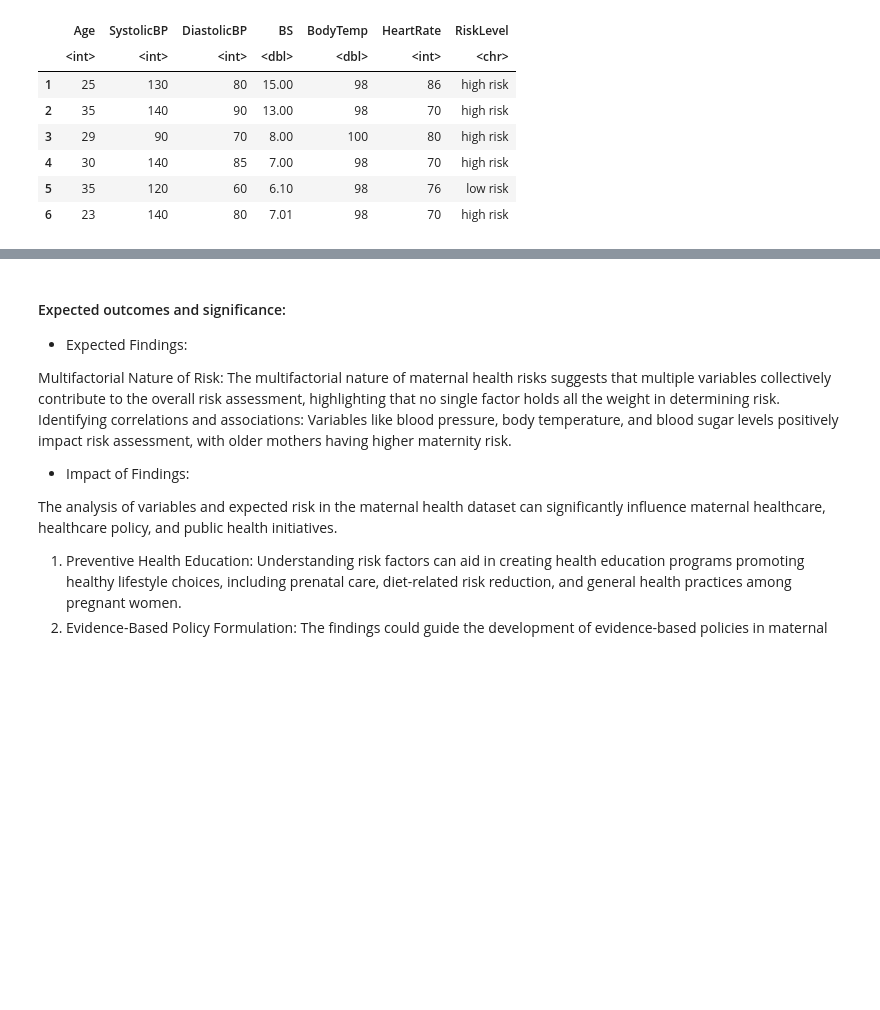
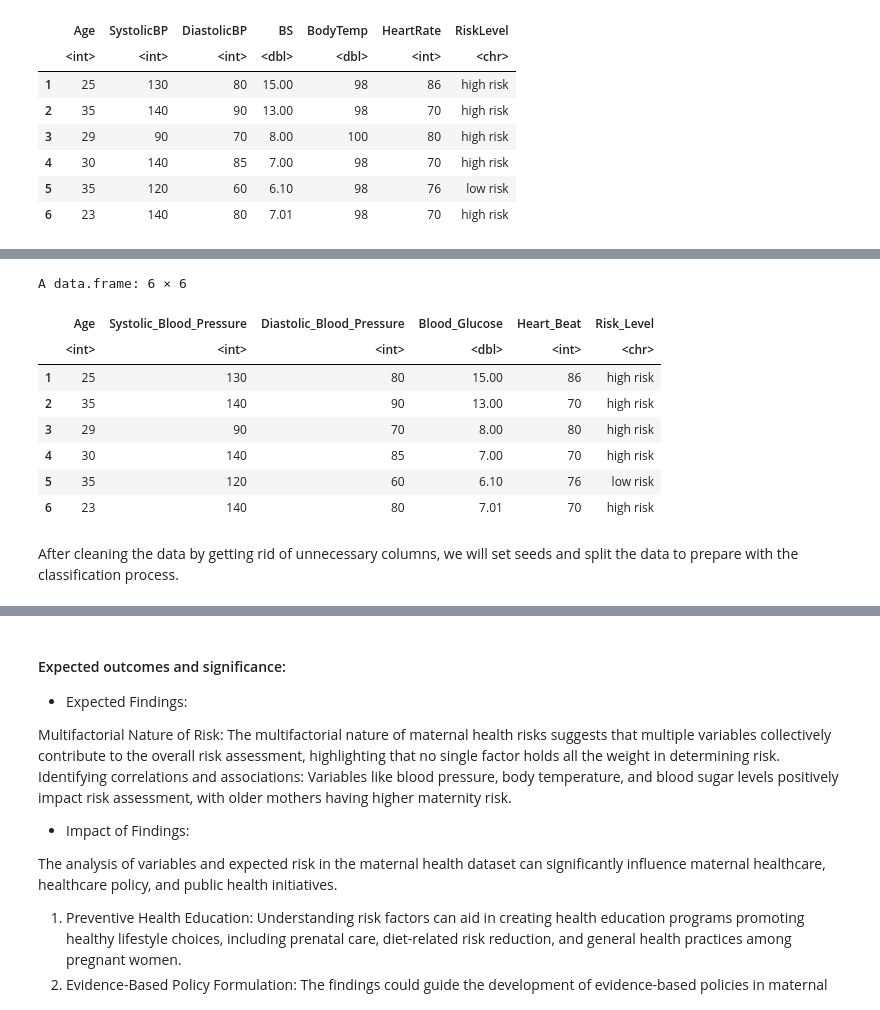
Before and after one commit to Julianazhu26/DSCI100-Group-Project, a Jupyter notebook: Group Proposal.ipynb, the cells around one changed output, grey strips where cells are left out. Cells and saved outputs as stored; diff of their text form; code cells hidden in the pictures; blank space fills up the shorter version.

```diff
--- a/Group Proposal.ipynb
+++ b/Group Proposal.ipynb
@@ -59 +192,19 @@ library(tidymodels)
+# %%
+## Delete body temperature column
+maternal_final <- maternal_new_name |>
+                  select(Age,Systolic_Blood_Pressure,Diastolic_Blood_Pressure,
+                         Blood_Glucose, Heart_Beat, Risk_Level)
+head(maternal_final)
+# %% [output]
+A data.frame: 6 × 6
+|  | Age | Systolic_Blood_Pressure | Diastolic_Blood_Pressure | Blood_Glucose | Heart_Beat | Risk_Level |
+|  | <int> | <int> | <int> | <dbl> | <int> | <chr> |
+| 1 | 25 | 130 | 80 | 15.00 | 86 | high risk |
+| 2 | 35 | 140 | 90 | 13.00 | 70 | high risk |
+| 3 | 29 | 90 | 70 | 8.00 | 80 | high risk |
+| 4 | 30 | 140 | 85 | 7.00 | 70 | high risk |
+| 5 | 35 | 120 | 60 | 6.10 | 76 | low risk |
+| 6 | 23 | 140 | 80 | 7.01 | 70 | high risk |
+# %% [markdown]
+After cleaning the data by getting rid of unnecessary columns, we will set seeds and split the data to prepare with the classification process.
 # %%
```
Also changed, not shown: parts of 23 cells of this notebook.
